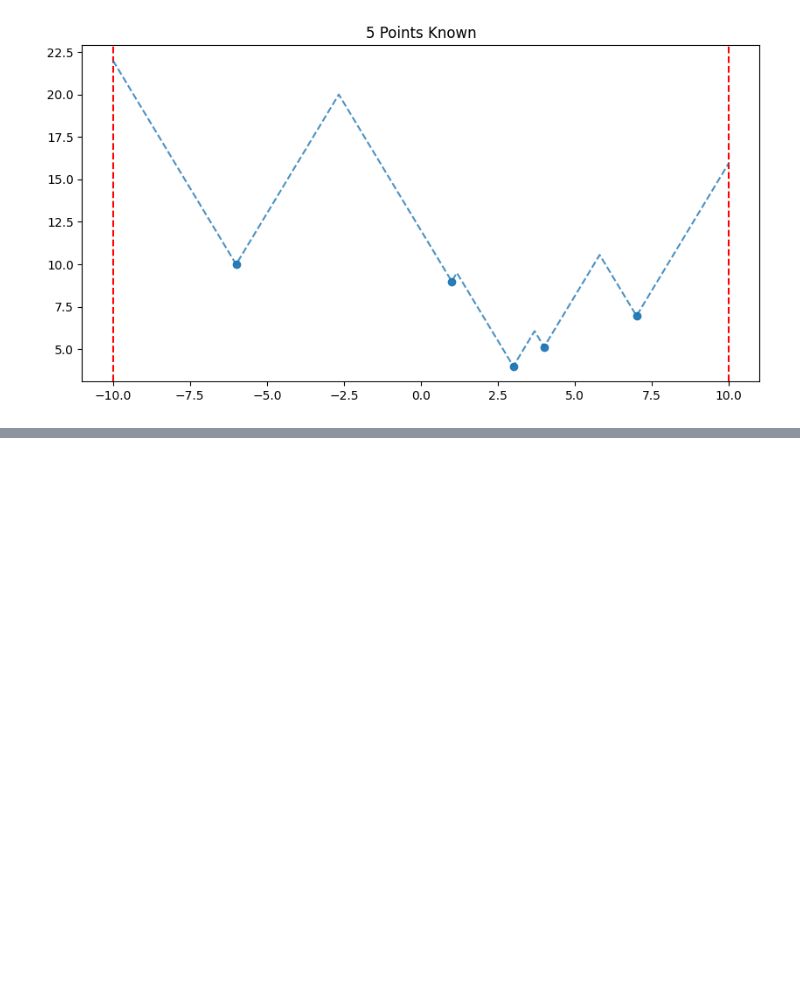
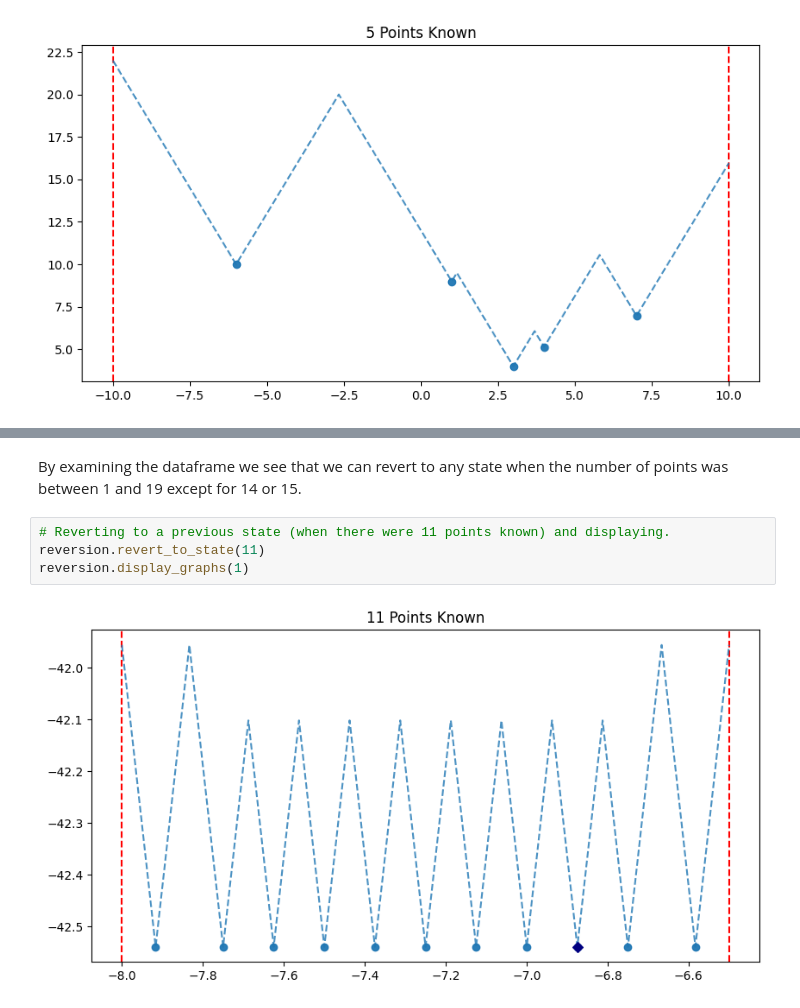
Before and after one commit to DevinGent/locating-maxima, a Jupyter notebook: tutorial.ipynb, the cells around one changed output, grey strips where cells are left out. Saved outputs shown, nothing was run; the diff lists cells and outputs as text; blank space fills up the shorter version.

```diff
--- a/tutorial.ipynb
+++ b/tutorial.ipynb
@@ -155,0 +270,8 @@ The three main ways to display results are as:
+# %% [markdown]
+By examining the dataframe we see that we can revert to any state when the number of points was between 1 and 19 except for 14 or 15.
+# %%
+# Reverting to a previous state (when there were 11 points known) and displaying.
+reversion.revert_to_state(11)
+reversion.display_graphs(1)
+# %% [output]
+[figure, added]
```
Also changed, not shown: parts of 22 cells of this notebook, 2 other files.
